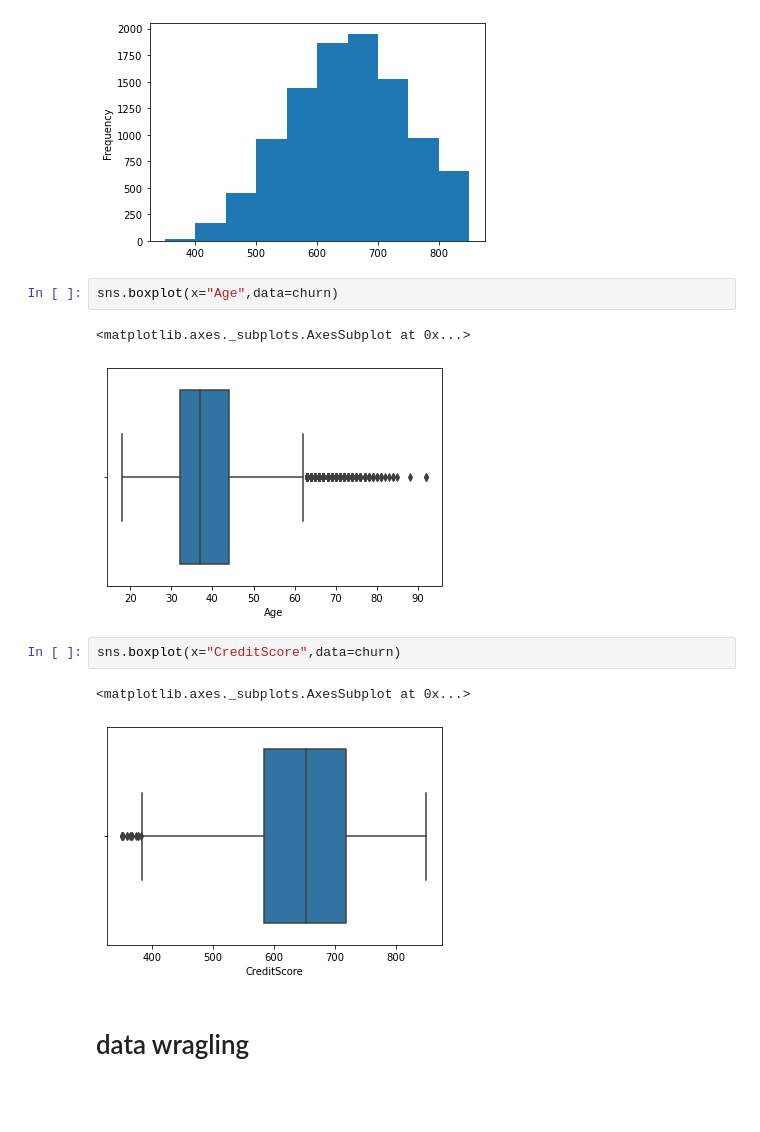
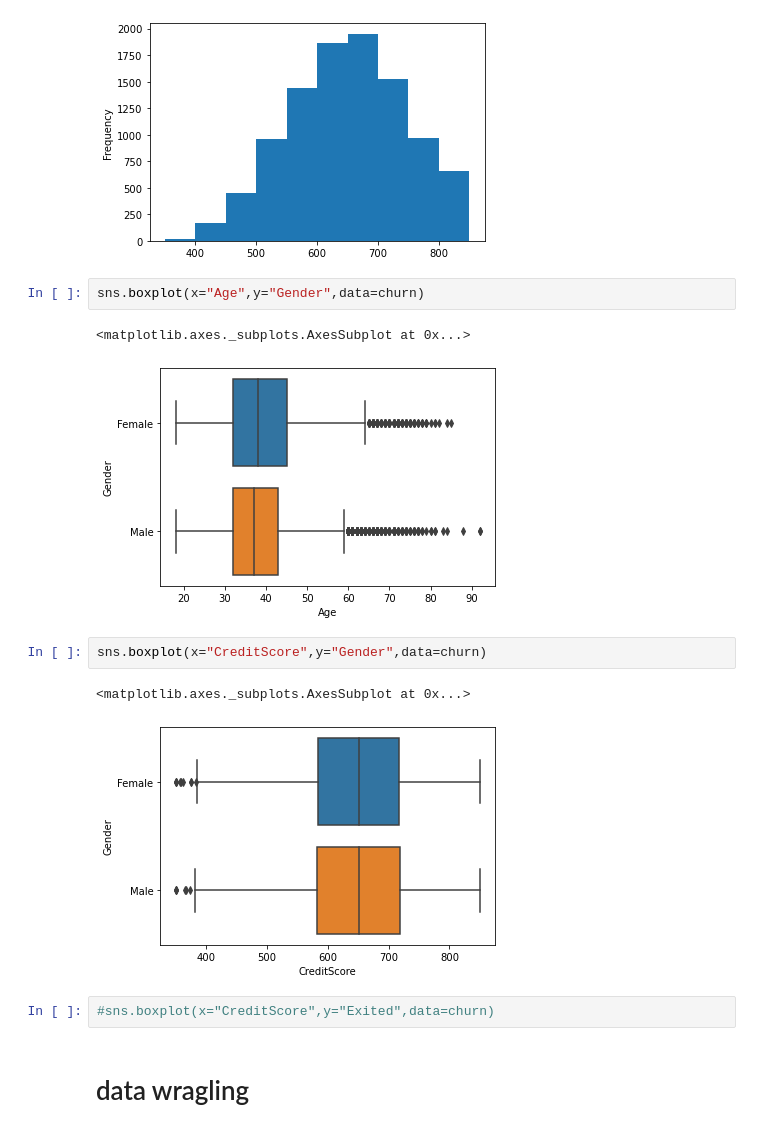
Before and after one commit to nehasinghal9646/churn-rate, a Jupyter notebook: churn rate.ipynb, the cells around one changed output. Cells and saved outputs as stored; diff of their text form; blank space fills up the shorter version.

```diff
--- a/churn rate.ipynb
+++ b/churn rate.ipynb
@@ -190,15 +282,17 @@ churn["CreditScore"].plot.hist()
 <matplotlib.axes._subplots.AxesSubplot at 0x...>
 [figure]
 # %%
-sns.boxplot(x="Age",data=churn)
+sns.boxplot(x="Age",y="Gender",data=churn)
 # %% [output]
 <matplotlib.axes._subplots.AxesSubplot at 0x...>
-[figure, old version]
+[figure, new version]
 # %%
-sns.boxplot(x="CreditScore",data=churn)
+sns.boxplot(x="CreditScore",y="Gender",data=churn)
 # %% [output]
 <matplotlib.axes._subplots.AxesSubplot at 0x...>
-[figure, old version]
+[figure, new version]
+# %%
+#sns.boxplot(x="CreditScore",y="Exited",data=churn)
 # %% [markdown]
 # data wragling
 # %%
```
Also changed, not shown: parts of 26 cells of this notebook.
